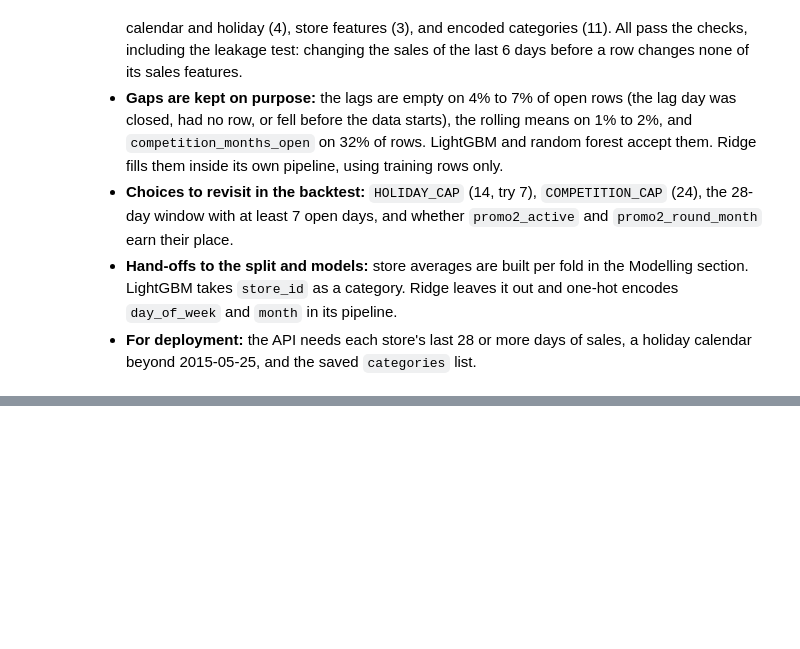
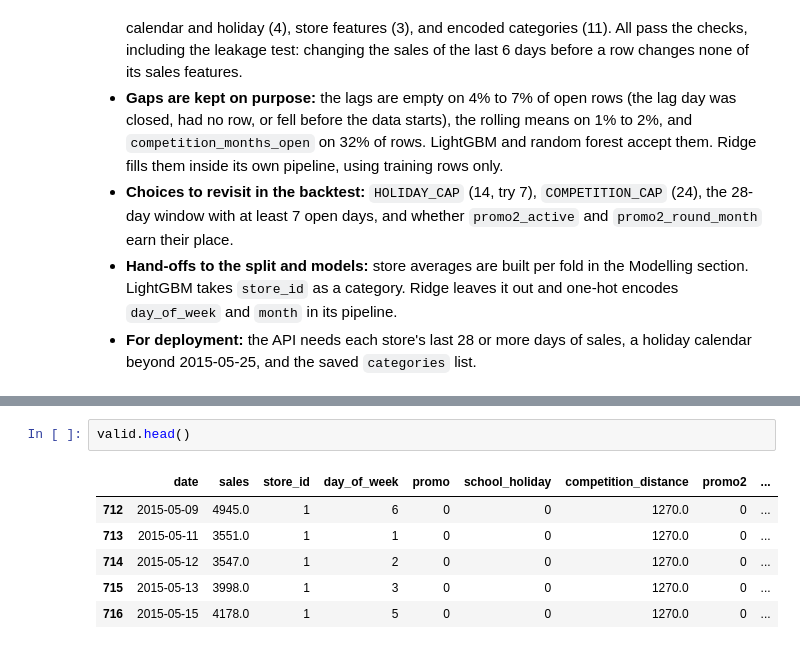
Before and after one commit to rimvelvet31/rossmann-retail-demand-forecasting, a Jupyter notebook: notebooks/notebook.ipynb, the cells around one changed output, grey strips where cells are left out. Drawn from its saved outputs; the diff is of its cells as text; blank space fills up the shorter version.

```diff
--- a/notebooks/notebook.ipynb
+++ b/notebooks/notebook.ipynb
@@ -2203,0 +2302,9 @@ PASS  ...but do react to sales exactly 7 days back (the test has teeth)
+# %%
+valid.head()
+# %% [output]
+|  | date | sales | store_id | day_of_week | promo | school_holiday | competition_distance | promo2 | ... |
+| 712 | 2015-05-09 | 4945.0 | 1 | 6 | 0 | 0 | 1270.0 | 0 | ... |
+| 713 | 2015-05-11 | 3551.0 | 1 | 1 | 0 | 0 | 1270.0 | 0 | ... |
+| 714 | 2015-05-12 | 3547.0 | 1 | 2 | 0 | 0 | 1270.0 | 0 | ... |
+| 715 | 2015-05-13 | 3998.0 | 1 | 3 | 0 | 0 | 1270.0 | 0 | ... |
+| 716 | 2015-05-15 | 4178.0 | 1 | 5 | 0 | 0 | 1270.0 | 0 | ... |
```
Also changed, not shown: parts of 14 cells of this notebook.
